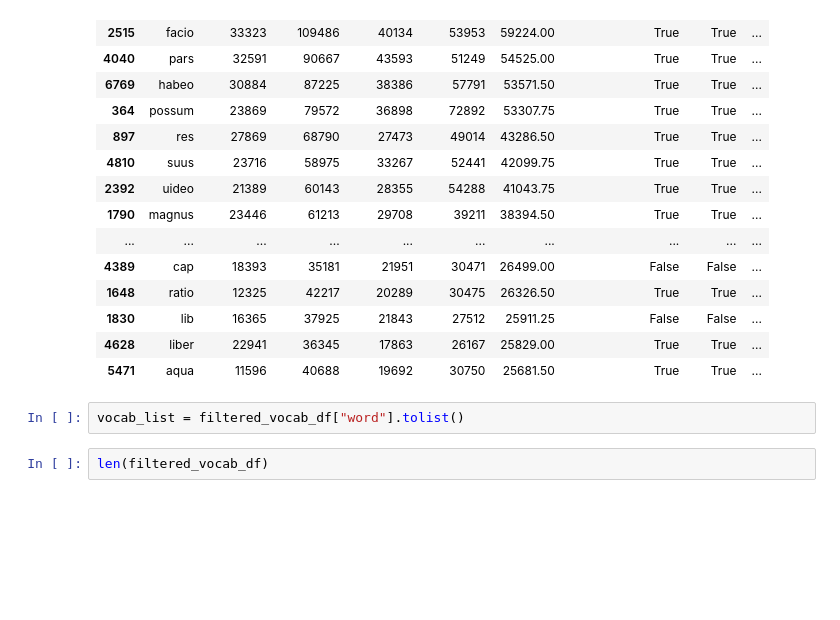
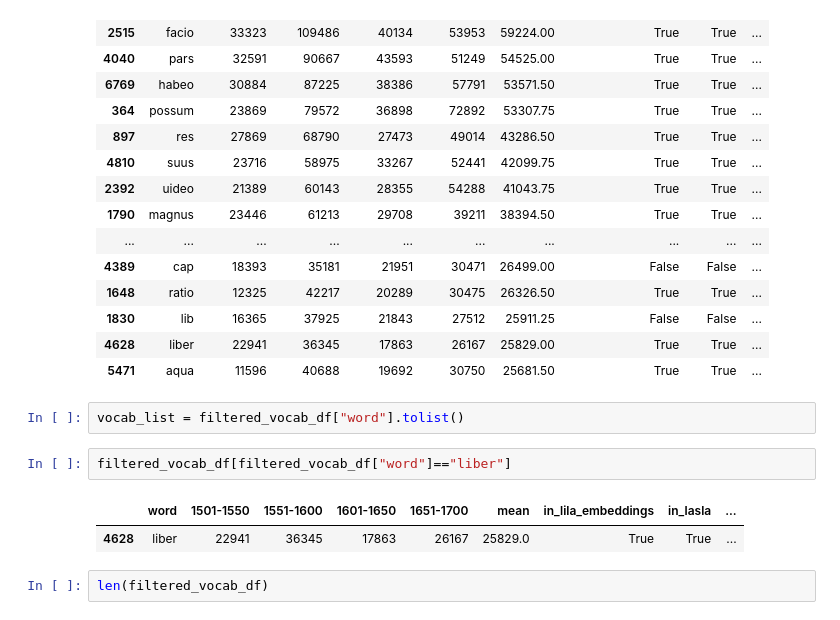
Before and after one commit to CCS-ZCU/noscemus_ETF, a Jupyter notebook: scripts/10_from-vocab-to-text.ipynb, the cells around one changed output. Cells and saved outputs as stored; diff of their text form; blank space fills up the shorter version.

```diff
--- a/scripts/10_from-vocab-to-text.ipynb
+++ b/scripts/10_from-vocab-to-text.ipynb
@@ -69,6 +79,11 @@ filtered_vocab_df.head(20)
 | 5471 | aqua | 11596 | 40688 | 19692 | 30750 | 25681.50 | True | True | ... |
 # %%
 vocab_list = filtered_vocab_df["word"].tolist()
+# %%
+filtered_vocab_df[filtered_vocab_df["word"]=="liber"]
+# %% [output]
+|  | word | 1501-1550 | 1551-1600 | 1601-1650 | 1651-1700 | mean | in_lila_embeddings | in_lasla | ... |
+| 4628 | liber | 22941 | 36345 | 17863 | 26167 | 25829.0 | True | True | ... |
 # %%
 len(filtered_vocab_df)
 # %% [output]
```
Also changed, not shown: parts of 3 cells of this notebook, 1 other file.
